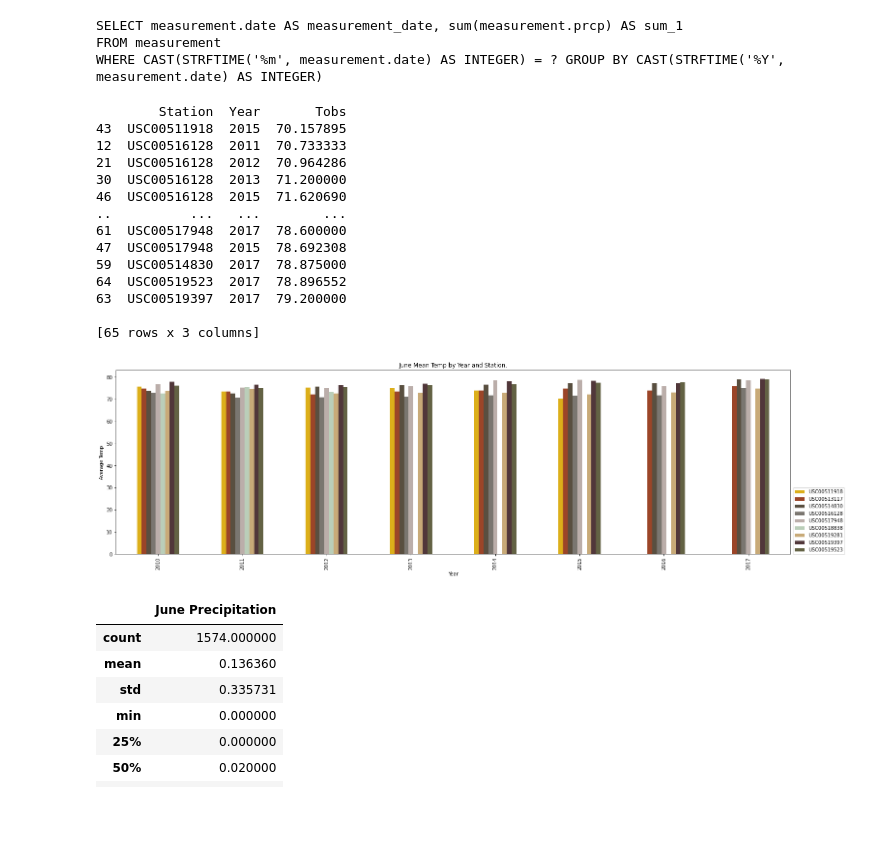
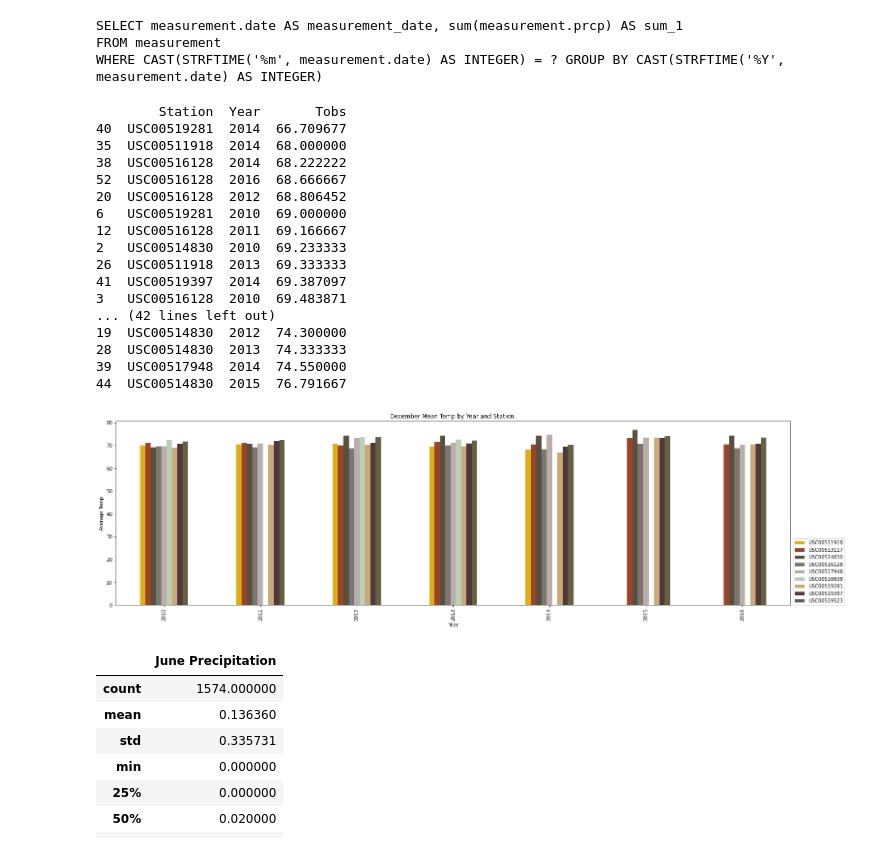
Before and after one commit to skanab/surfs_up, a Jupyter notebook: SurfsUp_Challenge.ipynb, the cells around one changed output. Cells and saved outputs as stored; diff of their text form; code cells hidden in the pictures; blank space fills up the shorter version.

Commit message:
December temp char

```diff
--- a/SurfsUp_Challenge.ipynb
+++ b/SurfsUp_Challenge.ipynb
@@ -98,11 +98,11 @@ december_df.describe()
 ## D3: Two additional Queries
 # %%
 #Average Temp query grouped by year and station
-results = session.query(Measurement.station, Measurement.date, (func.sum(Measurement.tobs) / func.count(Measurement.tobs)) ).filter(extract('month', Measurement.date)==6).group_by(extract('year', Measurement.date), Measurement.station).all()
+results = session.query(Measurement.station, Measurement.date, (func.sum(Measurement.tobs) / func.count(Measurement.tobs)) ).filter(extract('month', Measurement.date)==12).group_by(extract('year', Measurement.date), Measurement.station).all()
 june_df = pd.DataFrame(results, columns=['Station', 'Date', 'Tobs'])
 june_df.describe()
 june_df
-print(session.query(Measurement.date, func.sum(Measurement.prcp)).filter(extract('month', Measurement.date)==6).group_by(extract('year', Measurement.date)))
+print(session.query(Measurement.date, func.sum(Measurement.prcp)).filter(extract('month', Measurement.date)==12).group_by(extract('year', Measurement.date)))
 # %% [output]
 SELECT measurement.date AS measurement_date, sum(measurement.prcp) AS sum_1
 FROM measurement
@@ -111,48 +111,51 @@ WHERE CAST(STRFTIME('%m', measurement.date) AS INTEGER) = ? GROUP BY CAST(STRFTI
 #graph results of Precipitation query grouped by year and station
 %matplotlib inline
 import matplotlib.pyplot as plt
 june_df = june_df.sort_values(by=['Tobs', 'Date'],ascending=True)
 # Convert Date Column to datetime type and consolidate into years
 june_df['Date'] = pd.to_datetime(june_df['Date'])
 june_df['Date'] = pd.DatetimeIndex(june_df['Date']).year
 #Rename Date Column
 june_df = june_df.rename(columns={"Date": "Year"})
 # Begin Plot
 fig, ax = plt.subplots(figsize=(25,7))
-ax.set_title('June Mean Temp by Year and Station.')
+ax.set_title('December Mean Temp by Year and Station.')
 ax.set(xlabel='Year', ylabel='Average Temp')
 
 #Define my own color set.
 color_list=[
     '#DCAF1A', '#9B4528', '#594F40', '#7A7670', '#BBAEAA', '#BACEB9',
     '#C8AA78', '#51373A', '#636244', '#C74958']
 
 #Set custom color cycler
 plt.rcParams['axes.prop_cycle'] = plt.cycler(color=color_list)
 
 #turn off grid lines for x axis
 #ax.get_xaxis().set_visible(False)
 
 # use unstack()
 june_df.groupby(['Year','Station']).mean()['Tobs'].unstack().plot(kind='bar', stacked=False, ax=ax).legend(bbox_to_anchor=(1, 0.375))
 
 print(june_df)
 # %% [output]
         Station  Year       Tobs
-43  USC00511918  2015  70.157895
-12  USC00516128  2011  70.733333
-21  USC00516128  2012  70.964286
-30  USC00516128  2013  71.200000
-46  USC00516128  2015  71.620690
-..          ...   ...        ...
-61  USC00517948  2017  78.600000
-47  USC00517948  2015  78.692308
-59  USC00514830  2017  78.875000
-64  USC00519523  2017  78.896552
-63  USC00519397  2017  79.200000
-
-[65 rows x 3 columns]
+40  USC00519281  2014  66.709677
+35  USC00511918  2014  68.000000
+38  USC00516128  2014  68.222222
+52  USC00516128  2016  68.666667
+20  USC00516128  2012  68.806452
+6   USC00519281  2010  69.000000
+12  USC00516128  2011  69.166667
+2   USC00514830  2010  69.233333
+26  USC00511918  2013  69.333333
+41  USC00519397  2014  69.387097
+3   USC00516128  2010  69.483871
+... (42 lines left out)
+19  USC00514830  2012  74.300000
+28  USC00514830  2013  74.333333
+39  USC00517948  2014  74.550000
+44  USC00514830  2015  76.791667
-[figure, old version]
+[figure, new version]
 # %%
 #Additional Queries precipitation
 results = session.query(Measurement.prcp).filter(extract('month', Measurement.date)==6).all()
```
Also changed, not shown: 2 other files.
